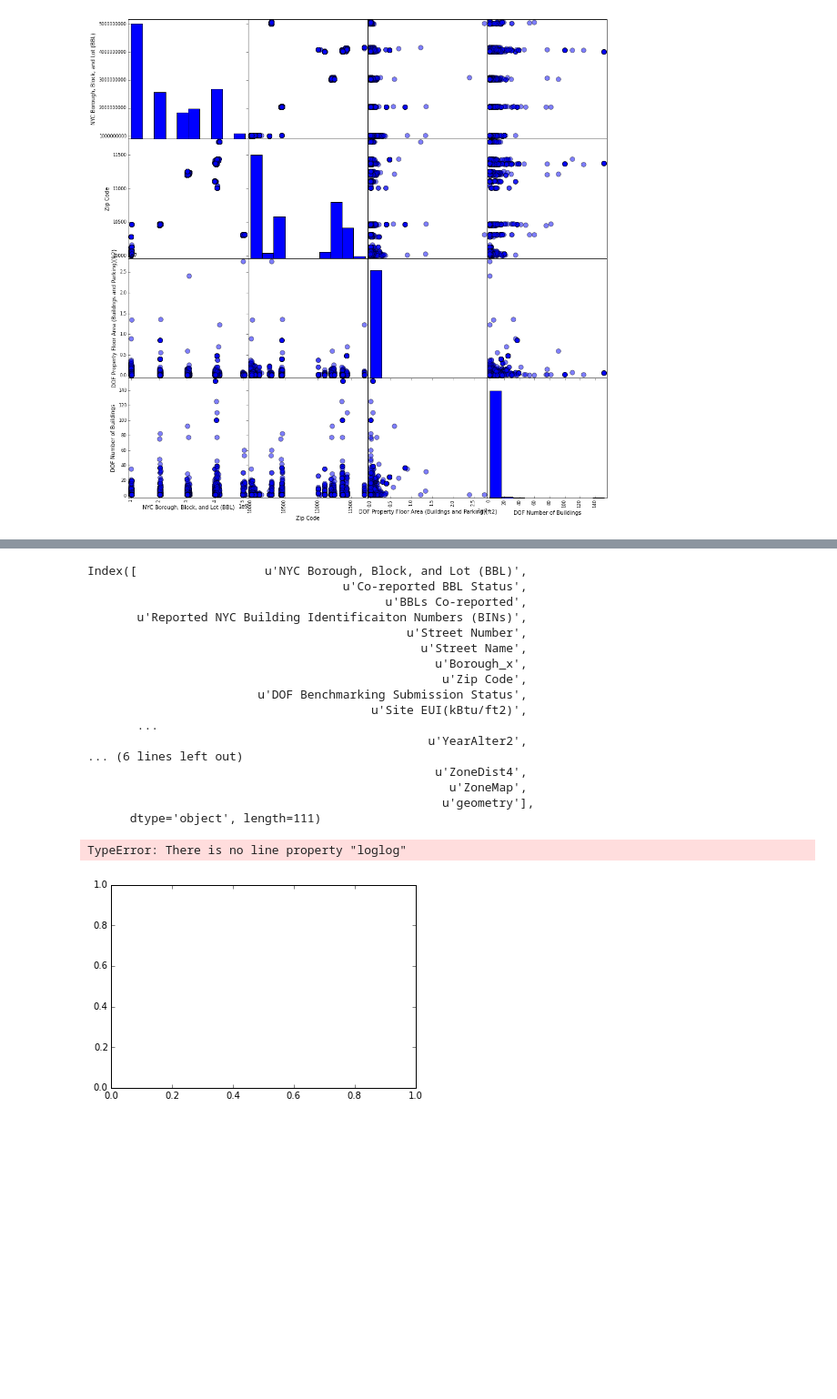
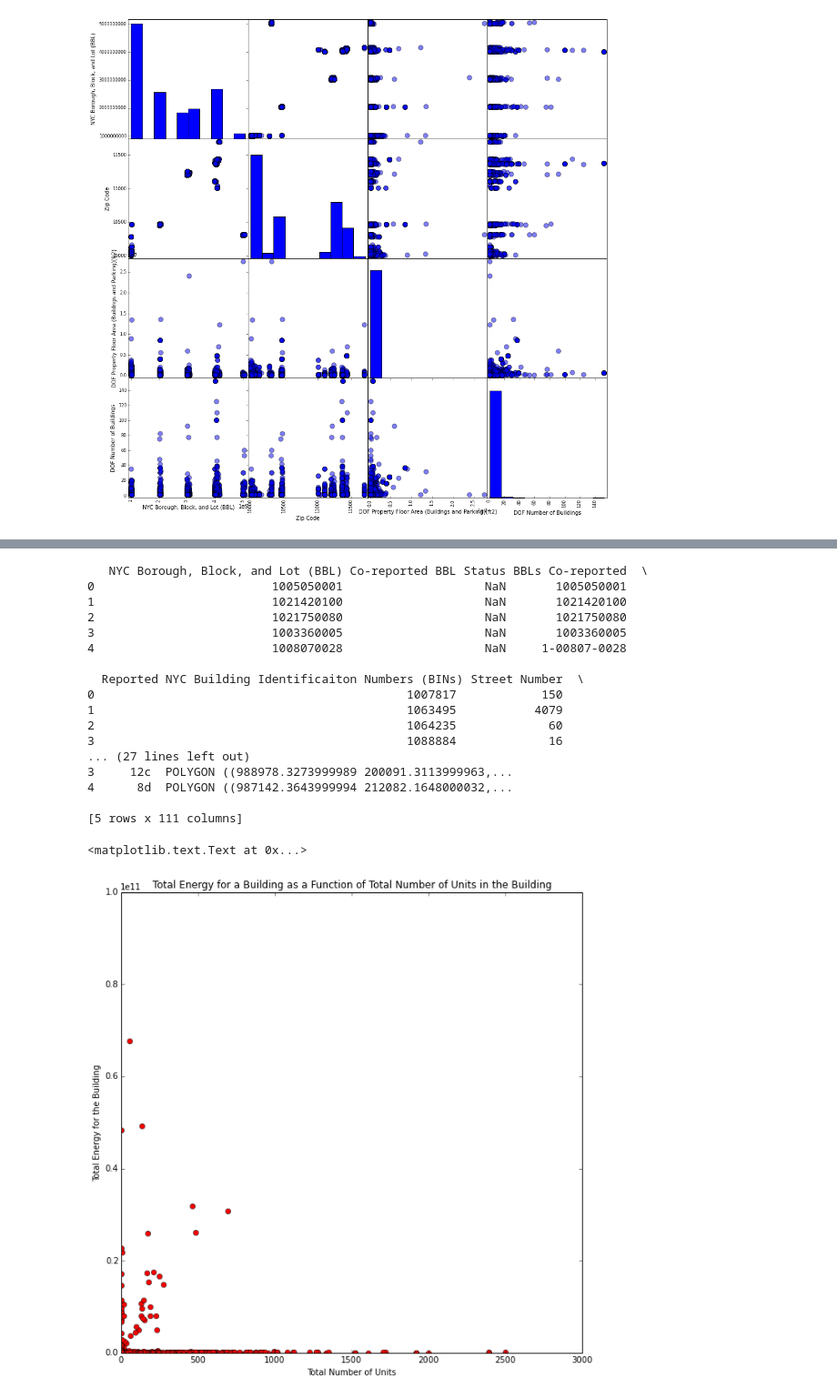
Before and after one commit to daraperl/PUI2015_dperl, a Jupyter notebook: HW5/Homework 5 - Assignment 1 Energy Consumption and Building Data.ipynb, the cells around one changed output, grey strips where cells are left out. Shown: that part at 91% size. Cells and saved outputs as stored; diff of their text form; code cells hidden in the pictures; blank space fills up the shorter version.

```diff
--- a/HW5/Homework 5 - Assignment 1 Energy Consumption and Building Data.ipynb
+++ b/HW5/Homework 5 - Assignment 1 Energy Consumption and Building Data.ipynb
@@ -110,8 +114,6 @@ def canconvert(mydata):
 # %%
 #create "true/false" boolean arrays using canconvert for the columns we
 #will be using - Site EUI and Property Floor Area
-index = np.vectorize(canconvert)
-indxEUI = index(nrg['Site EUI(kBtu/ft2)'])
-indxAREA = index( nrg['Reported Property Floor Area (Building(s)) (ft²)'])
-print indxEUI
-print indxAREA
+
+nrg['Reported Property Floor Area (Building(s)) (ft\xc2\xb2)'] = nrg['Reported Property Floor Area (Building(s)) (ft\xc2\xb2)'].convert_objects(convert_numeric = True)
+nrg['Site EUI(kBtu/ft2)'] = nrg['Site EUI(kBtu/ft2)'].convert_objects(convert_numeric = True)
@@ -121,4 +119,0 @@ print indxAREA
-# %%
-#convert all items which cannot be converted to float to NaN
-nrg['Site EUI(kBtu/ft2)'] = nrg['Site EUI(kBtu/ft2)'].copy()[~indxEUI] = float('NaN')
-nrg['Reported Property Floor Area (Building(s)) (ft²)'] = nrg['Reported Property Floor Area (Building(s)) (ft²)'].copy()[~indxAREA] = float('NaN')
@@ -177,31 +150,38 @@ nrg['BBL'] = nrg['NYC Borough, Block, and Lot (BBL)'].astype(float)
 bblnrgdata = pd.merge(nrg, bsize, how = 'inner', on = 'BBL')
 
 #print bblnrgdata
-print bblnrgdata.columns
+print bblnrgdata.head()
 # %% [output]
-Index([                  u'NYC Borough, Block, and Lot (BBL)',
-                                    u'Co-reported BBL Status',
-                                          u'BBLs Co-reported',
-       u'Reported NYC Building Identificaiton Numbers (BINs)',
-                                             u'Street Number',
-                                               u'Street Name',
-                                                 u'Borough_x',
-                                                  u'Zip Code',
-                        u'DOF Benchmarking Submission Status',
-                                        u'Site EUI(kBtu/ft2)',
-       ...
-                                                u'YearAlter2',
-... (6 lines left out)
-                                                 u'ZoneDist4',
-                                                   u'ZoneMap',
-                                                  u'geometry'],
-      dtype='object', length=111)
+   NYC Borough, Block, and Lot (BBL) Co-reported BBL Status BBLs Co-reported  \
+0                         1005050001                    NaN       1005050001
+1                         1021420100                    NaN       1021420100
+2                         1021750080                    NaN       1021750080
+3                         1003360005                    NaN       1003360005
+4                         1008070028                    NaN     1-00807-0028
+
+  Reported NYC Building Identificaiton Numbers (BINs) Street Number  \
+0                                            1007817            150
+1                                            1063495           4079
+2                                            1064235             60
+3                                            1088884             16
+... (27 lines left out)
+3     12c  POLYGON ((988978.3273999989 200091.3113999963,...
+4      8d  POLYGON ((987142.3643999994 212082.1648000032,...
+
+[5 rows x 111 columns]
 # %%
 #plot Energy vs Number of Units (all units) in the building
-bblnrgdata['Energy Total'] = bblnrgdata['Site EUI(kBtu/ft2)'] * bblnrgdata['Reported Property Floor Area (Building(s)) (ft\xc2\xb2)']
-
-plt = pl.plot(bblnrgdata['Energy Total'], bblnrgdata['UnitsTotal'], 'ro', loglog = True )
-plt.show()
+datax = bblnrgdata['UnitsTotal']
+datay = (bblnrgdata['Site EUI(kBtu/ft2)']) * (bblnrgdata['Reported Property Floor Area (Building(s)) (ft\xc2\xb2)']
+)
+fig = figure(figsize = (10,10))
+ax = fig.add_subplot(111)
+ax.plot(datax, datay, 'ro')
+ax.set_xlim(1, 3000)
+ax.set_ylim(1000, 1e11)
+plt.xlabel('Total Number of Units')
+plt.ylabel('Total Energy for the Building')
+plt.title('Total Energy for a Building as a Function of Total Number of Units in the Building')
 # %% [output]
-TypeError: There is no line property "loglog"
+<matplotlib.text.Text at 0x...>
-[figure, old version]
+[figure, new version]
```
Also changed, not shown: parts of 14 cells of this notebook, 23 other files.
